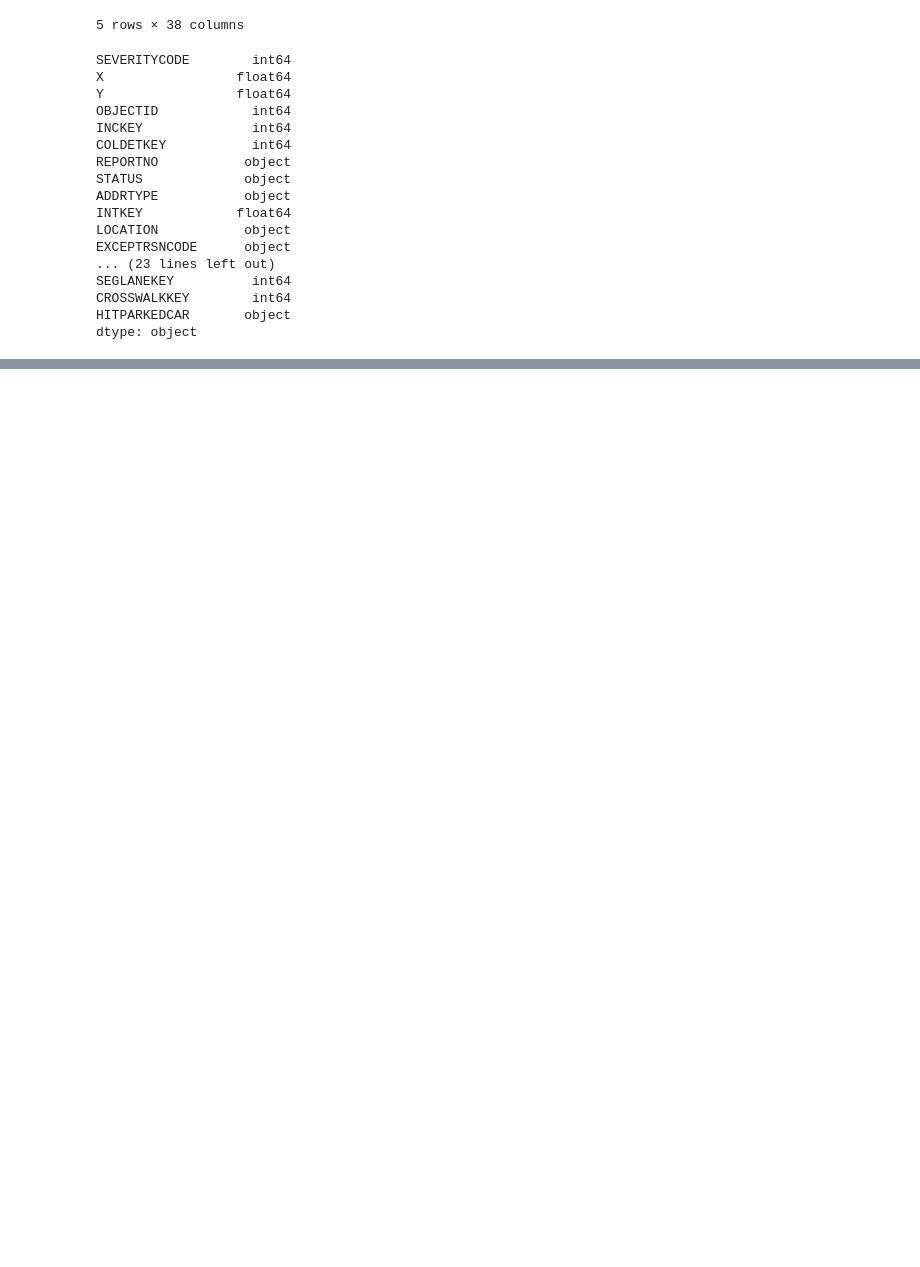
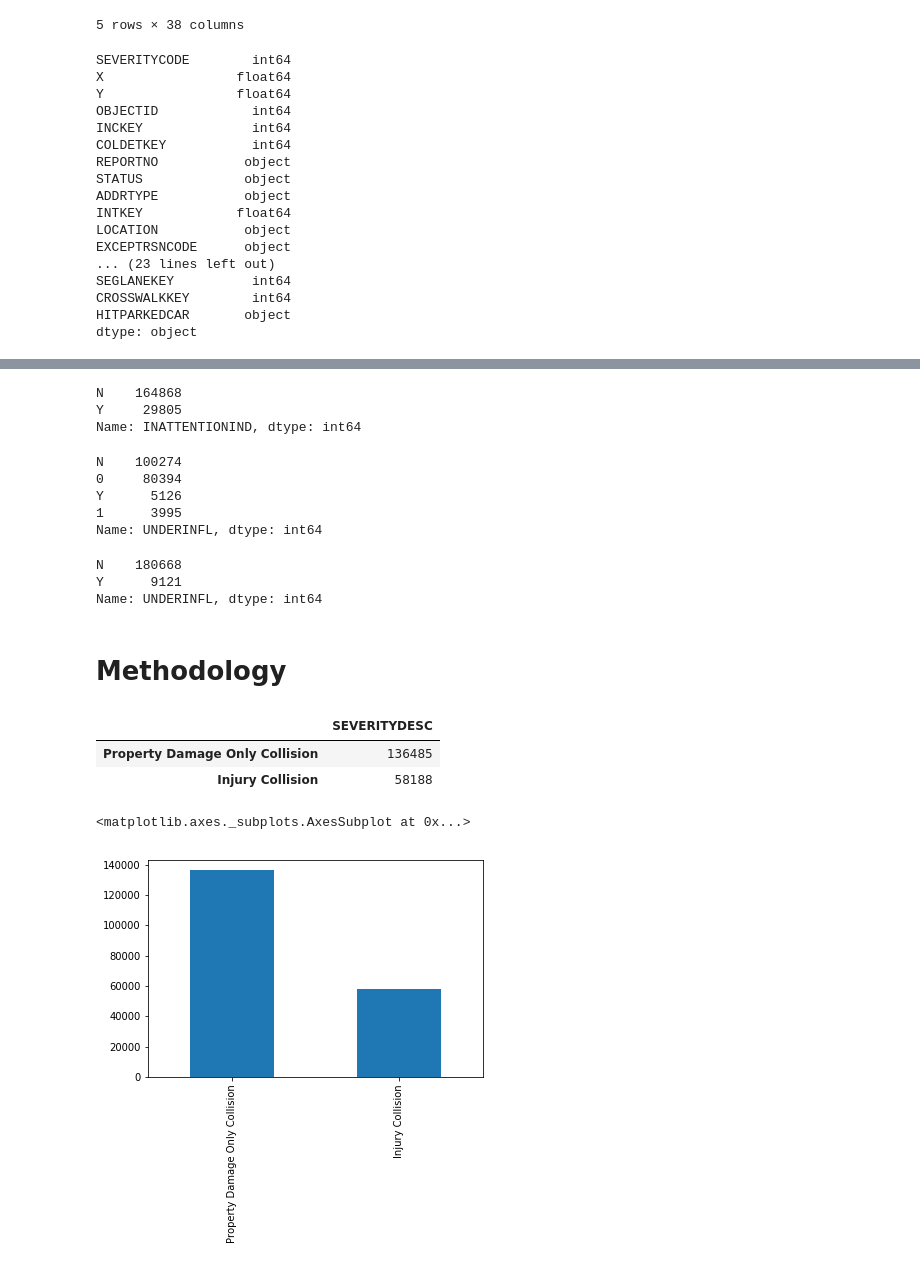
Before and after one commit to yoona4428/Capstone-project, a Jupyter notebook: Capstone Project 1.ipynb, the cells around one changed output, grey strips where cells are left out. Saved outputs shown, nothing was run; the diff lists cells and outputs as text; code cells hidden in the pictures; blank space fills up the shorter version.

```diff
--- a/Capstone Project 1.ipynb
+++ b/Capstone Project 1.ipynb
@@ -76,0 +113,4 @@ dtype: object
+# %%
+df['SPEEDING'].replace(np.nan, "N", inplace=True) ##Replace 0 value to "N"
+
+df['SPEEDING'].value_counts() # "N" value appears
@@ -76,0 +126,39 @@ dtype: object
+# %%
+df['INATTENTIONIND'].replace(np.nan, "N", inplace=True) #Replace 0 value to "N"
+
+df['INATTENTIONIND'].value_counts() # "N" value appears
+# %% [output]
+N    164868
+Y     29805
+Name: INATTENTIONIND, dtype: int64
+# %%
+df['UNDERINFL'].value_counts()
+# %% [output]
+N    100274
+0     80394
+Y      5126
+1      3995
+Name: UNDERINFL, dtype: int64
+# %%
+# Replace "1" -> "Y", "0" -> "N"
+df['UNDERINFL'].replace("1", "Y", inplace=True)
+df['UNDERINFL'].replace("0", "N", inplace=True)
+
+df['UNDERINFL'].value_counts()
+# %% [output]
+N    180668
+Y      9121
+Name: UNDERINFL, dtype: int64
+# %% [markdown]
+# Methodology
+# %%
+df['SEVERITYDESC'].value_counts().to_frame()
+# %% [output]
+|  | SEVERITYDESC |
+| Property Damage Only Collision | 136485 |
+| Injury Collision | 58188 |
+# %%
+df['SEVERITYDESC'].value_counts().plot(kind='bar')
+# %% [output]
+<matplotlib.axes._subplots.AxesSubplot at 0x...>
+[figure, added]
```
Also changed, not shown: parts of 29 cells of this notebook.
